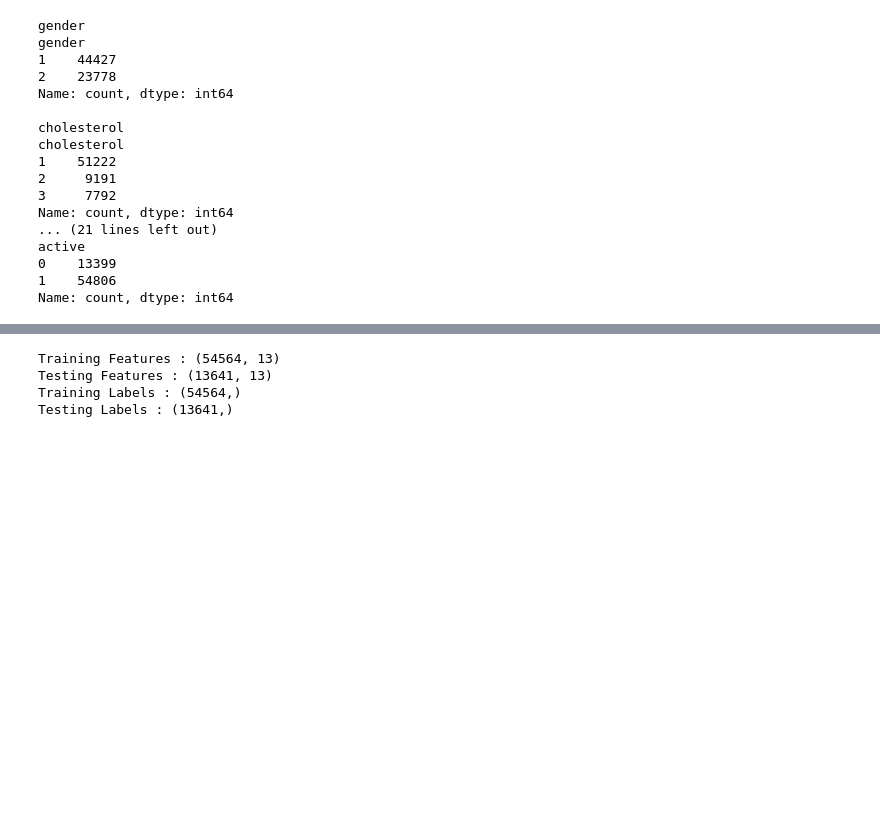
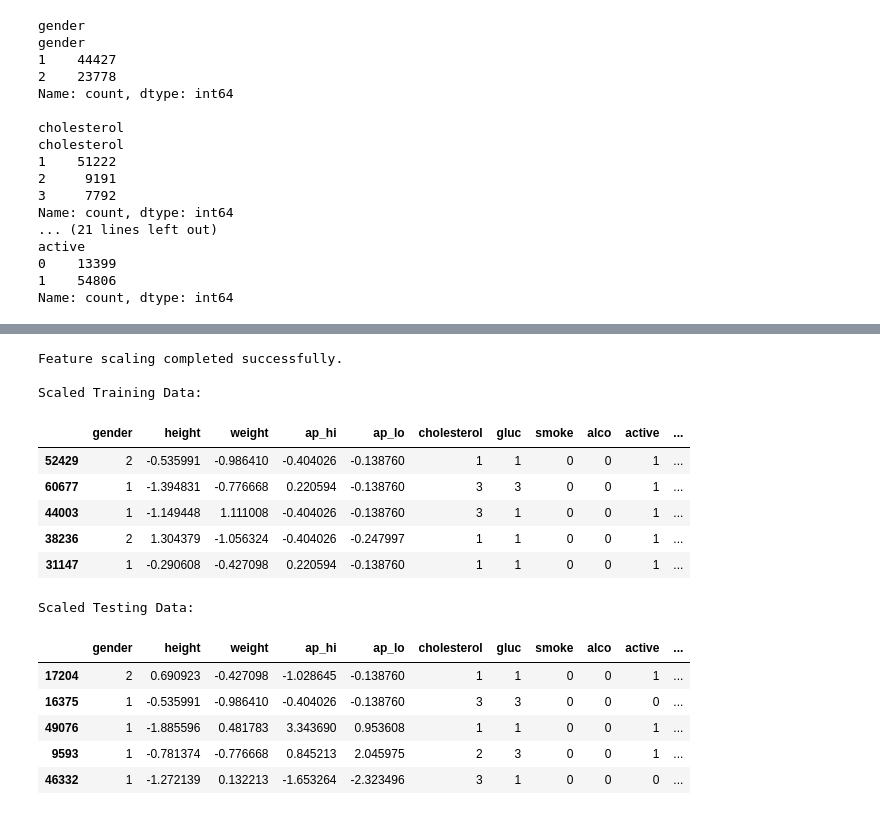
Before and after one commit to dilpreetpb32-pixel/Heart-Disease-Prediction-and-Risk-Assessment, a Jupyter notebook: notebooks/02_Data_Cleaning_and_Preprocessing.ipynb, the cells around one changed output, grey strips where cells are left out. Saved outputs shown, nothing was run; the diff lists cells and outputs as text; code cells hidden in the pictures; blank space fills up the shorter version.

Commit message:
Improve preprocessing workflow to prevent data leakage

```diff
--- a/notebooks/02_Data_Cleaning_and_Preprocessing.ipynb
+++ b/notebooks/02_Data_Cleaning_and_Preprocessing.ipynb
@@ -214,26 +214,52 @@ display(X.head())
 # %%
 # =====================================================
-# Step 10: Train-Test Split
+# Step 10: Feature Scaling
 # =====================================================
 
-X_train, X_test, y_train, y_test = train_test_split(
-    X,
-    y,
-    test_size=0.20,
-    random_state=42,
-    stratify=y
+continuous_features = [
+    "age_years",
+    "height",
+    "weight",
+    "bmi",
+    "ap_hi",
+    "ap_lo"
+]
+
+# Initialize StandardScaler
+scaler = StandardScaler()
+
+# Fit ONLY on training data
+X_train[continuous_features] = scaler.fit_transform(
+    X_train[continuous_features]
 )
+
+# Use the same scaler on testing data
+X_test[continuous_features] = scaler.transform(
+    X_test[continuous_features]
+)
+
+print("Feature scaling completed successfully.\n")
+
+print("Scaled Training Data:")
+display(X_train.head())
+
+print("Scaled Testing Data:")
+display(X_test.head())
+# %% [output]
+Feature scaling completed successfully.
+
+Scaled Training Data:
+|  | gender | height | weight | ap_hi | ap_lo | cholesterol | gluc | smoke | alco | active | ... |
+| 52429 | 2 | -0.535991 | -0.986410 | -0.404026 | -0.138760 | 1 | 1 | 0 | 0 | 1 | ... |
+| 60677 | 1 | -1.394831 | -0.776668 | 0.220594 | -0.138760 | 3 | 3 | 0 | 0 | 1 | ... |
+| 44003 | 1 | -1.149448 | 1.111008 | -0.404026 | -0.138760 | 3 | 1 | 0 | 0 | 1 | ... |
+| 38236 | 2 | 1.304379 | -1.056324 | -0.404026 | -0.247997 | 1 | 1 | 0 | 0 | 1 | ... |
+| 31147 | 1 | -0.290608 | -0.427098 | 0.220594 | -0.138760 | 1 | 1 | 0 | 0 | 1 | ... |
+Scaled Testing Data:
+|  | gender | height | weight | ap_hi | ap_lo | cholesterol | gluc | smoke | alco | active | ... |
+| 17204 | 2 | 0.690923 | -0.427098 | -1.028645 | -0.138760 | 1 | 1 | 0 | 0 | 1 | ... |
+| 16375 | 1 | -0.535991 | -0.986410 | -0.404026 | -0.138760 | 3 | 3 | 0 | 0 | 0 | ... |
+| 49076 | 1 | -1.885596 | 0.481783 | 3.343690 | 0.953608 | 1 | 1 | 0 | 0 | 1 | ... |
+| 9593 | 1 | -0.781374 | -0.776668 | 0.845213 | 2.045975 | 2 | 3 | 0 | 0 | 1 | ... |
+| 46332 | 1 | -1.272139 | 0.132213 | -1.653264 | -2.323496 | 3 | 1 | 0 | 0 | 0 | ... |
-# %%
-print("Training Features :", X_train.shape)
-
-print("Testing Features :", X_test.shape)
-
-print("Training Labels :", y_train.shape)
-
-print("Testing Labels :", y_test.shape)
-# %% [output]
-Training Features : (54564, 13)
-Testing Features : (13641, 13)
-Training Labels : (54564,)
-Testing Labels : (13641,)
 # %%
```
Also changed, not shown: parts of 4 cells of this notebook.
